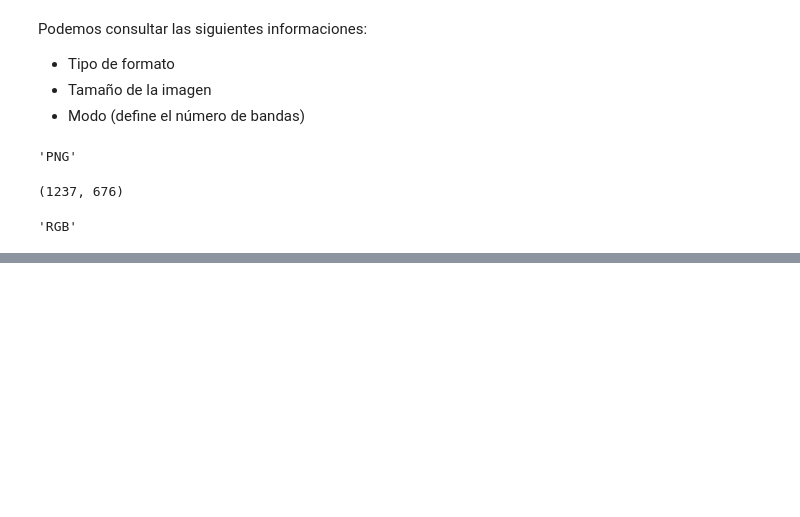
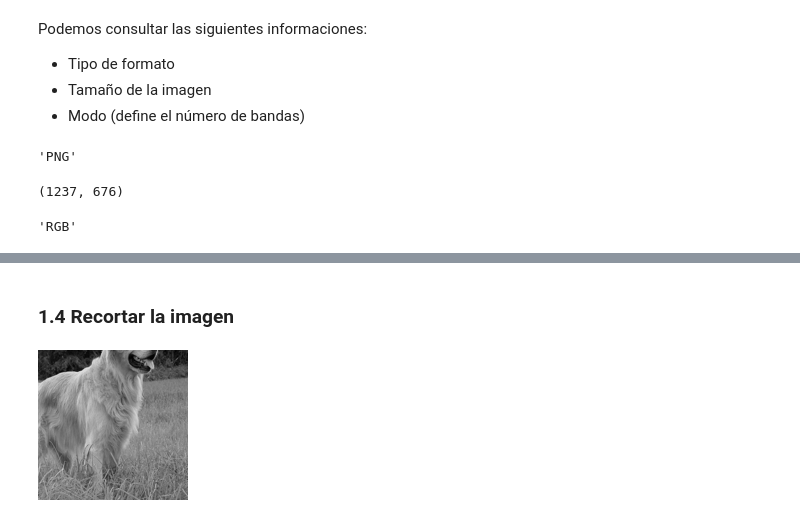
Before and after one commit to GbrlOl/programacion-2, a Jupyter notebook: clases/python/clase_8_pil_and_opencv.ipynb, the cells around one changed output, grey strips where cells are left out. Drawn from its saved outputs; the diff is of its cells as text; code cells hidden in the pictures; blank space fills up the shorter version.

```diff
--- a/clases/python/clase_8_pil_and_opencv.ipynb
+++ b/clases/python/clase_8_pil_and_opencv.ipynb
@@ -60,0 +83,7 @@ img.mode
+# %% [markdown]
+### **1.4 Recortar la imagen**
+# %%
+recorte = img_gray.crop((50, 50, 200, 200)) # (x1, y1, x2, y2)
+recorte
+# %% [output]
+[figure, added]
```
Also changed, not shown: parts of 22 cells of this notebook.
